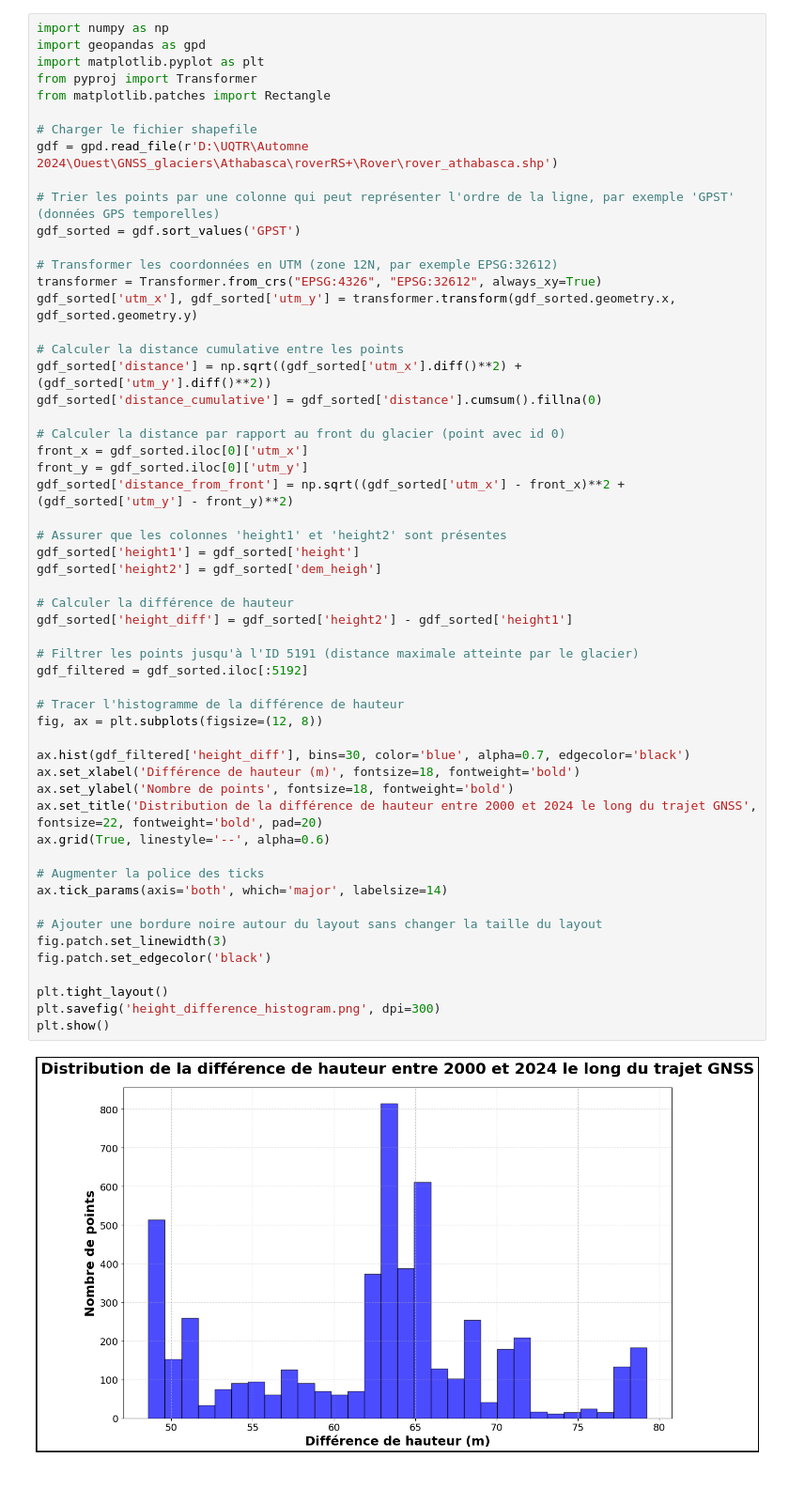
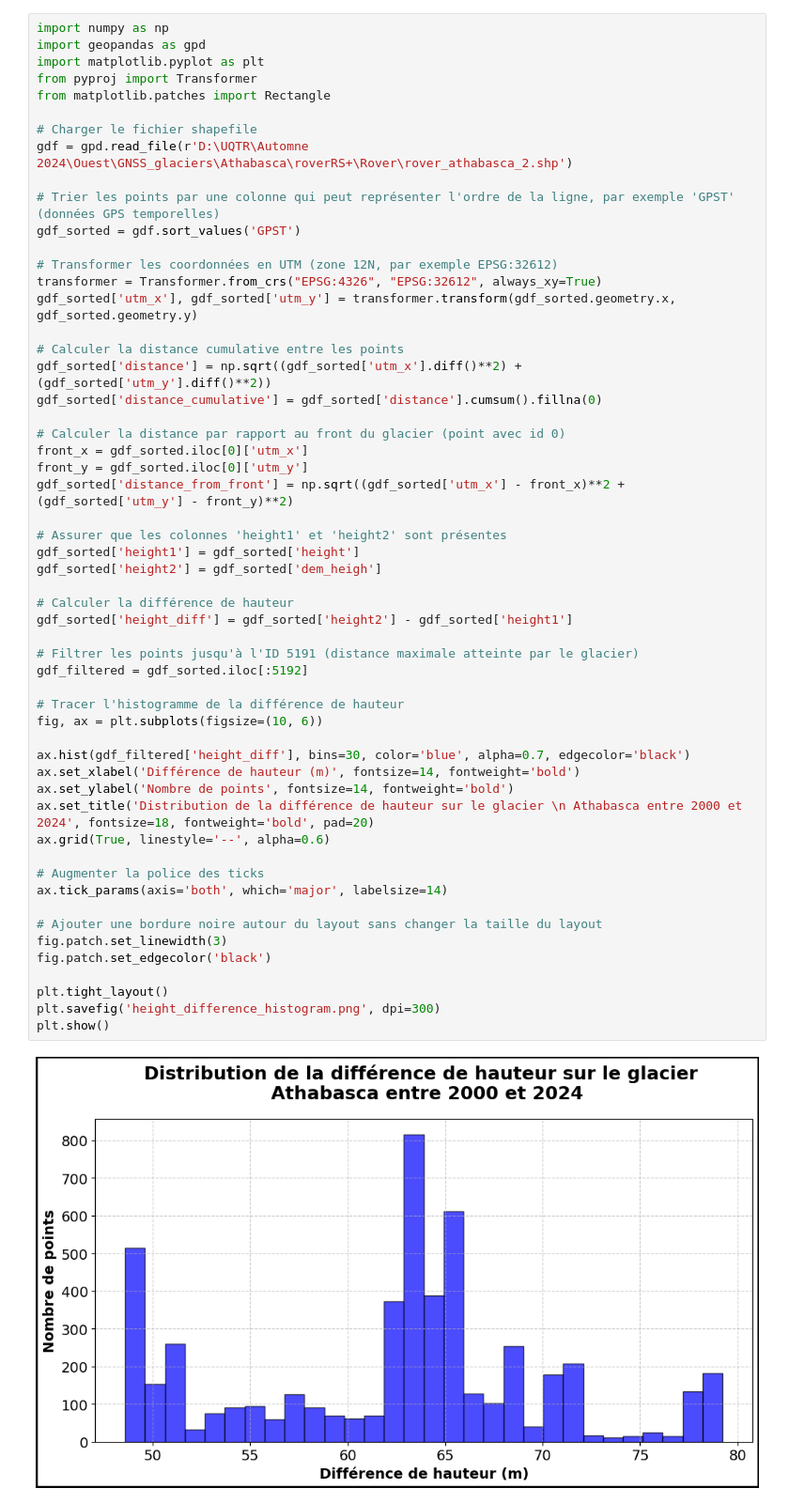
Before and after one commit to tofunori/Ouest, a Jupyter notebook: SRTM_DEM/delta_gnss_athabasca.ipynb, the cells around one changed output. Shown at 94% size. Saved outputs shown, nothing was run; the diff lists cells and outputs as text; blank space fills up the shorter version.

```diff
--- a/SRTM_DEM/delta_gnss_athabasca.ipynb
+++ b/SRTM_DEM/delta_gnss_athabasca.ipynb
@@ -210,7 +258,7 @@ from pyproj import Transformer
 from matplotlib.patches import Rectangle
 
 # Charger le fichier shapefile
-gdf = gpd.read_file(r'D:\UQTR\Automne 2024\Ouest\GNSS_glaciers\Athabasca\roverRS+\Rover\rover_athabasca.shp')
+gdf = gpd.read_file(r'D:\UQTR\Automne 2024\Ouest\GNSS_glaciers\Athabasca\roverRS+\Rover\rover_athabasca_2.shp')
 
 # Trier les points par une colonne qui peut représenter l'ordre de la ligne, par exemple 'GPST' (données GPS temporelles)
 gdf_sorted = gdf.sort_values('GPST')
@@ -227,35 +275,35 @@ gdf_sorted['distance_cumulative'] = gdf_sorted['distance'].cumsum().fillna(0)
 front_x = gdf_sorted.iloc[0]['utm_x']
 front_y = gdf_sorted.iloc[0]['utm_y']
 gdf_sorted['distance_from_front'] = np.sqrt((gdf_sorted['utm_x'] - front_x)**2 + (gdf_sorted['utm_y'] - front_y)**2)
 
 # Assurer que les colonnes 'height1' et 'height2' sont présentes
 gdf_sorted['height1'] = gdf_sorted['height']
 gdf_sorted['height2'] = gdf_sorted['dem_heigh']
 
 # Calculer la différence de hauteur
 gdf_sorted['height_diff'] = gdf_sorted['height2'] - gdf_sorted['height1']
 
 # Filtrer les points jusqu'à l'ID 5191 (distance maximale atteinte par le glacier)
 gdf_filtered = gdf_sorted.iloc[:5192]
 
 # Tracer l'histogramme de la différence de hauteur
-fig, ax = plt.subplots(figsize=(12, 8))
+fig, ax = plt.subplots(figsize=(10, 6))
 
 ax.hist(gdf_filtered['height_diff'], bins=30, color='blue', alpha=0.7, edgecolor='black')
-ax.set_xlabel('Différence de hauteur (m)', fontsize=18, fontweight='bold')
-ax.set_ylabel('Nombre de points', fontsize=18, fontweight='bold')
-ax.set_title('Distribution de la différence de hauteur entre 2000 et 2024 le long du trajet GNSS', fontsize=22, fontweight='bold', pad=20)
+ax.set_xlabel('Différence de hauteur (m)', fontsize=14, fontweight='bold')
+ax.set_ylabel('Nombre de points', fontsize=14, fontweight='bold')
+ax.set_title('Distribution de la différence de hauteur sur le glacier \n Athabasca entre 2000 et 2024', fontsize=18, fontweight='bold', pad=20)
 ax.grid(True, linestyle='--', alpha=0.6)
 
 # Augmenter la police des ticks
 ax.tick_params(axis='both', which='major', labelsize=14)
 
 # Ajouter une bordure noire autour du layout sans changer la taille du layout
 fig.patch.set_linewidth(3)
 fig.patch.set_edgecolor('black')
 
 plt.tight_layout()
 plt.savefig('height_difference_histogram.png', dpi=300)
 plt.show()
 # %% [output]
-[figure, old version]
+[figure, new version]
```
Also changed, not shown: parts of 5 cells of this notebook, 4 other files.
